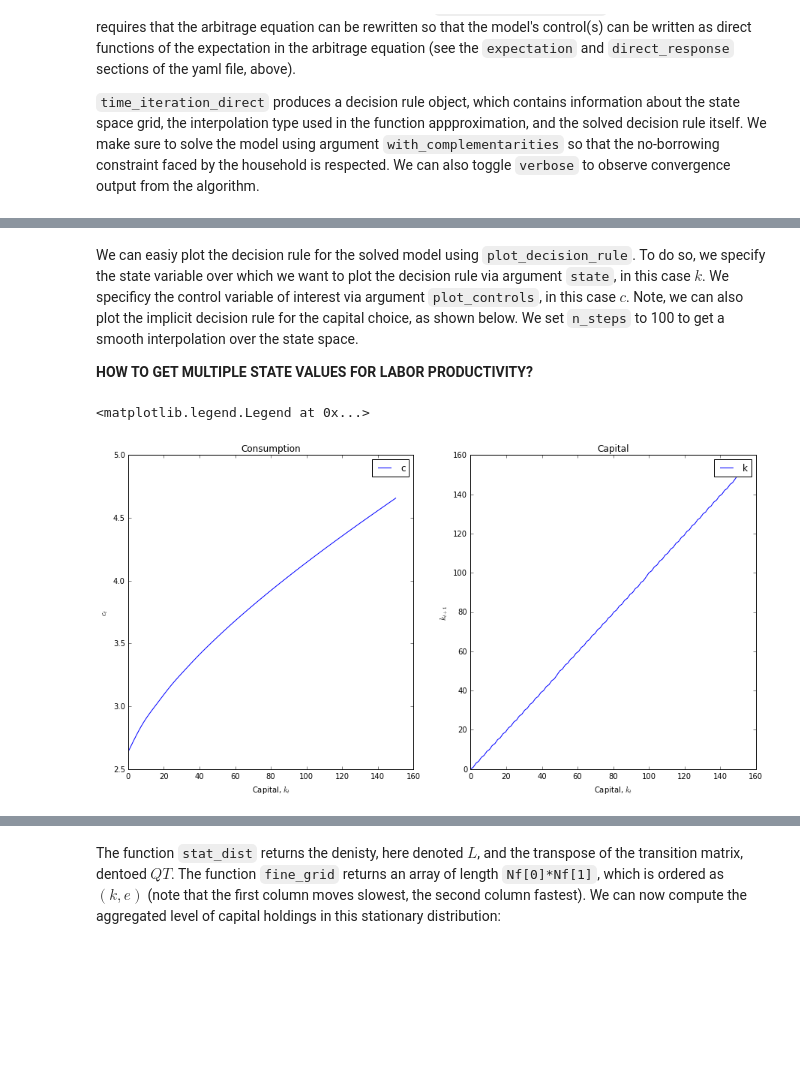
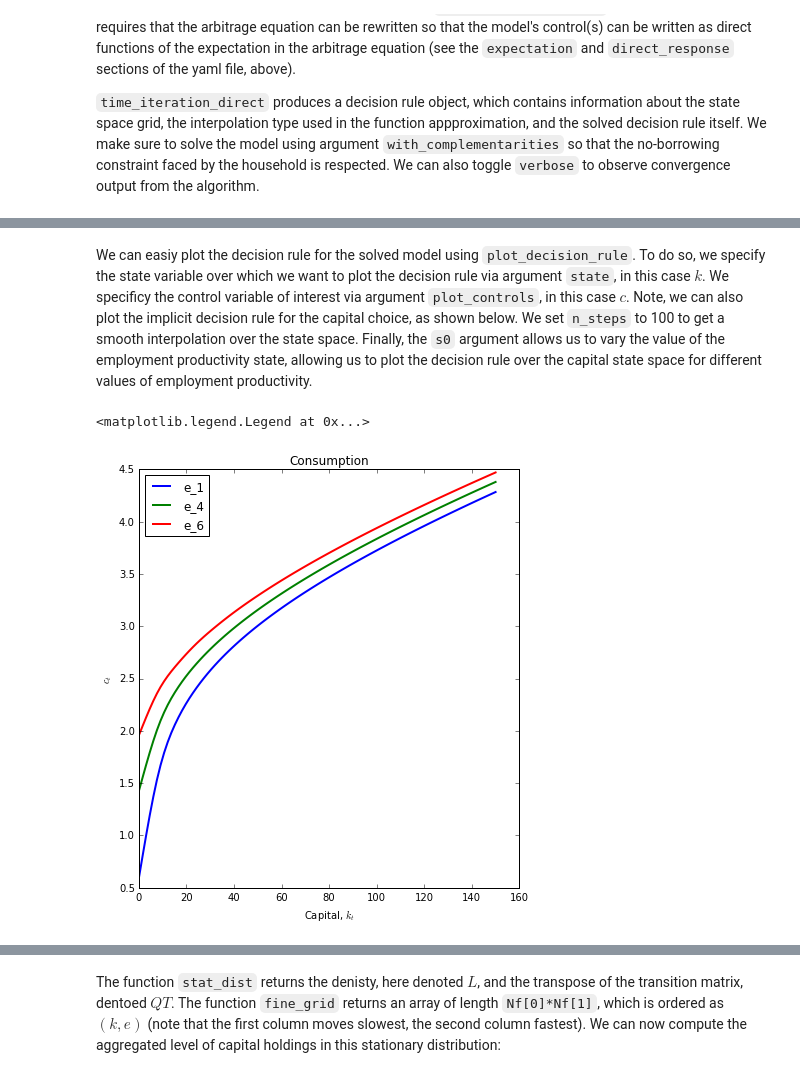
Before and after one commit to jagman88/dolo, a Jupyter notebook: examples/models/het_agents_dolo_CLEAN.ipynb, the cells around one changed output, grey strips where cells are left out. Saved outputs shown, nothing was run; the diff lists cells and outputs as text; code cells hidden in the pictures; blank space fills up the shorter version.

```diff
--- a/examples/models/het_agents_dolo_CLEAN.ipynb
+++ b/examples/models/het_agents_dolo_CLEAN.ipynb
@@ -98,33 +93,33 @@ Because the `time_iteration_direct` method solves for the controls as direct fun
 # %% [markdown]
-We can easiy plot the decision rule for the solved model using `plot_decision_rule`. To do so, we specify the state variable over which we want to plot the decision rule via argument `state`, in this case $k$. We specificy the control variable of interest via argument `plot_controls`, in this case $c$. Note, we can also plot the implicit decision rule for the capital choice, as shown below.  We set `n_steps` to 100 to get a smooth interpolation over the state space.
-
-**HOW TO GET MULTIPLE STATE VALUES FOR LABOR PRODUCTIVITY?**
+We can easiy plot the decision rule for the solved model using `plot_decision_rule`. To do so, we specify the state variable over which we want to plot the decision rule via argument `state`, in this case $k$. We specificy the control variable of interest via argument `plot_controls`, in this case $c$. Note, we can also plot the implicit decision rule for the capital choice, as shown below.  We set `n_steps` to 100 to get a smooth interpolation over the state space. Finally, the `s0` argument allows us to vary the value of the employment productivity state, allowing us to plot the decision rule over the capital state space for different values of employment productivity.
 # %%
 %matplotlib inline
 
 egrid = np.unique(dr.grid[:,1])
+kss = model.calibration['states'][0]
 
 plt.figure(figsize=(15, 7.5))
 plt.subplot(121)
-plot_decision_rule(model, dr, state='k', plot_controls='c', n_steps=100)
-# plot_decision_rule(model, dr, 'k', 'c', n_steps=100, s0=egrid[2], label='e_3')
-# plot_decision_rule(model, dr, 'k', 'c', n_steps=100, s0=egrid[5], label='e_6')
+plot_decision_rule(model, dr, state='k', plot_controls='c', n_steps=100, s0=np.array([kss, egrid[0]]), label='e_1', linewidth=2,)
+plot_decision_rule(model, dr, state='k', plot_controls='c', n_steps=100, s0=np.array([kss, egrid[3]]), label='e_4', linewidth=2,)
+plot_decision_rule(model, dr, state='k', plot_controls='c', n_steps=100, s0=np.array([kss, egrid[5]]), label='e_6', linewidth=2,)
 plt.ylabel('$c_t$')
 plt.xlabel('Capital, $k_t$')
 plt.title('Consumption')
-plt.legend()
+plt.legend(loc='best')
 
-plt.subplot(122)
-plot_decision_rule(model, dr, state='k', plot_controls='k', n_steps=100, s0=[10,1])
-# plot_decision_rule(model, dr, 'k', 'c', n_steps=100, s0=egrid[2], label='e_3')
-# plot_decision_rule(model, dr, 'k', 'c', n_steps=100, s0=egrid[5], label='e_6')
-plt.ylabel('$k_{t+1}$')
-plt.xlabel('Capital, $k_t$')
-plt.title('Capital')
-plt.legend()
+# HOW TO GET THE CAPITAL POLICY FUNCTION???
+# plt.subplot(122)
+# plot_decision_rule(model, dr, state='k', plot_controls='k', n_steps=100, s0=np.array([kss, egrid[0]]), label='e_1', linewidth=2,)
+# plot_decision_rule(model, dr, state='k', plot_controls='k', n_steps=100, s0=np.array([kss, egrid[3]]), label='e_4', linewidth=2,)
+# plot_decision_rule(model, dr, state='k', plot_controls='k', n_steps=100, s0=np.array([kss, egrid[8]]), label='e_6', linewidth=2,)
+# plt.ylabel('$k_{t+1}$')
+# plt.xlabel('Capital, $k_t$')
+# plt.title('Capital')
+# plt.legend(loc='best')
 # %% [output]
 <matplotlib.legend.Legend at 0x...>
-[figure, old version]
+[figure, new version]
 # %% [markdown]
 ### Solving for a stationary distribution
 
```
Also changed, not shown: parts of 19 cells of this notebook, 2 other files.
